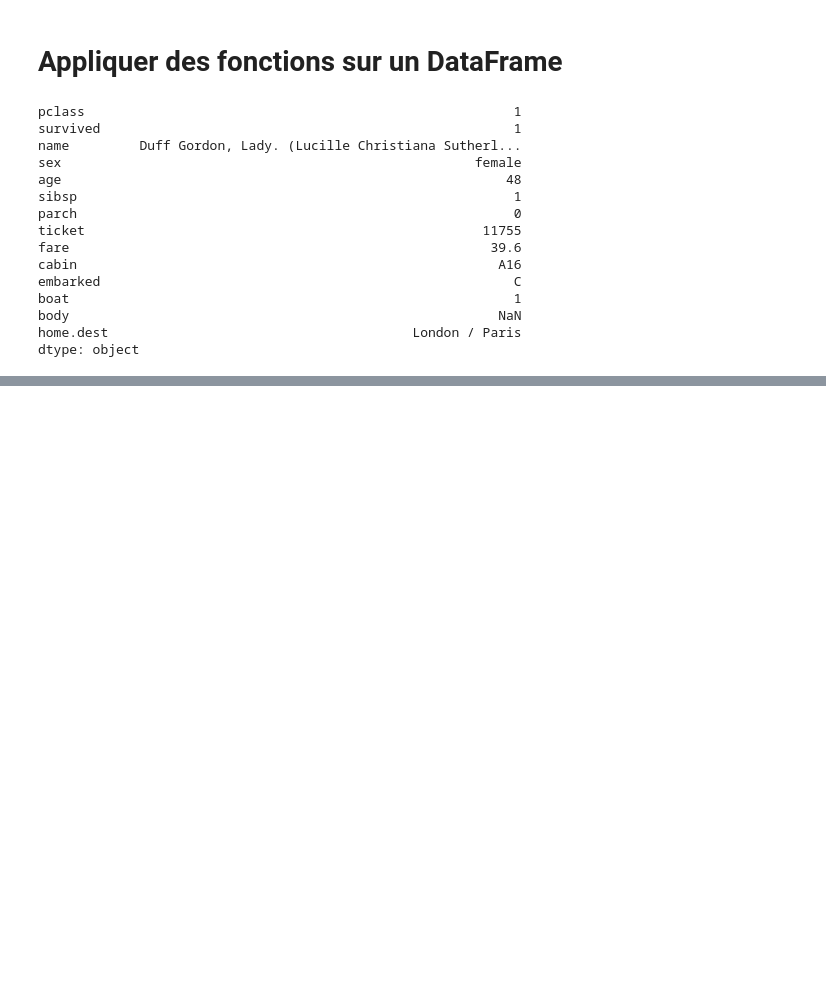
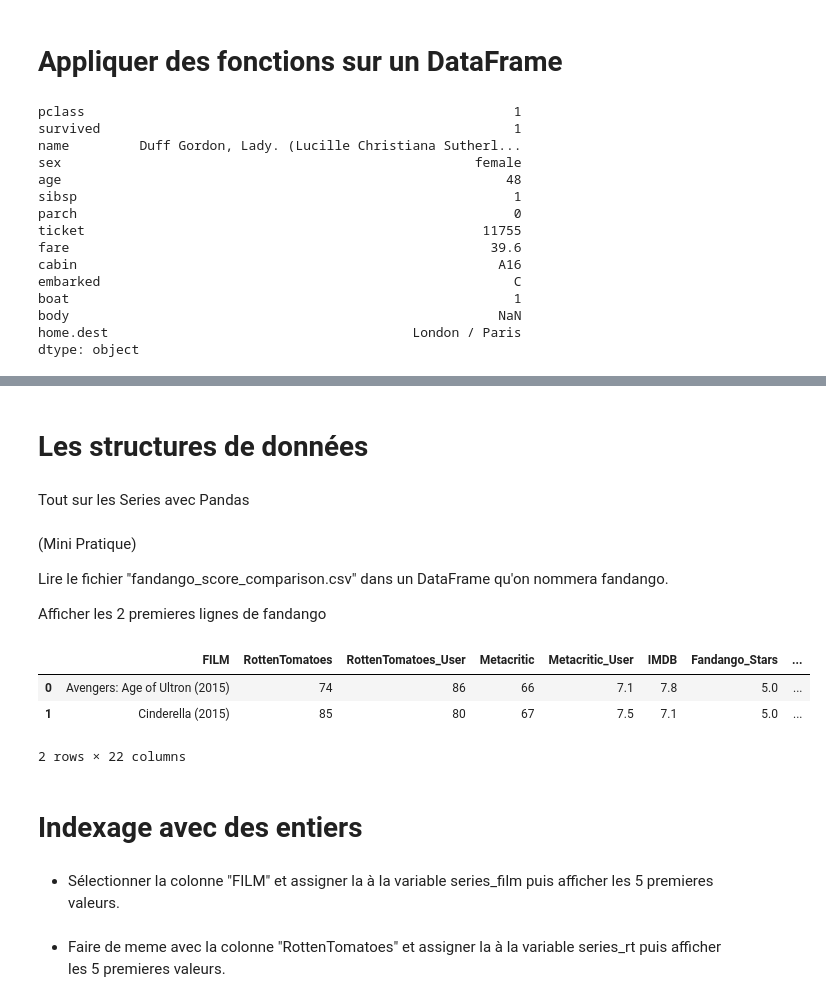
Before and after one commit to brunoharlein/pandas_is_cool, a Jupyter notebook: Cours Pandas.ipynb, the cells around one changed output, grey strips where cells are left out. Drawn from its saved outputs; the diff is of its cells as text; code cells hidden in the pictures; blank space fills up the shorter version.

Commit message:
trier un objet series

```diff
--- a/Cours Pandas.ipynb
+++ b/Cours Pandas.ipynb
@@ -1168,0 +1211,4 @@ dtype: object
+# %% [markdown]
+# Les structures de données
+# %% [markdown]
+Tout sur les Series avec Pandas
@@ -1168,0 +1228,22 @@ dtype: object
+# %% [markdown]
+(Mini Pratique)
+
+Lire le fichier "fandango_score_comparison.csv" dans un DataFrame qu'on nommera fandango.
+
+Afficher les 2 premieres lignes de fandango
+# %%
+import pandas as pd
+
+fandango = pd.read_csv("fandango_score_comparison.csv")
+fandango.head(2)
+# %% [output]
+|  | FILM | RottenTomatoes | RottenTomatoes_User | Metacritic | Metacritic_User | IMDB | Fandango_Stars | ... |
+| 0 | Avengers: Age of Ultron (2015) | 74 | 86 | 66 | 7.1 | 7.8 | 5.0 | ... |
+| 1 | Cinderella (2015) | 85 | 80 | 67 | 7.5 | 7.1 | 5.0 | ... |
+2 rows × 22 columns
+# %% [markdown]
+# Indexage avec des entiers
+# %% [markdown]
+- Sélectionner la colonne "FILM" et assigner la à la variable series_film puis afficher les 5 premieres valeurs.
+# %% [markdown]
+- Faire de meme avec la colonne "RottenTomatoes" et assigner la à la variable series_rt puis afficher les 5 premieres valeurs.
```
Also changed, not shown: parts of 52 cells of this notebook, 2 other files.
